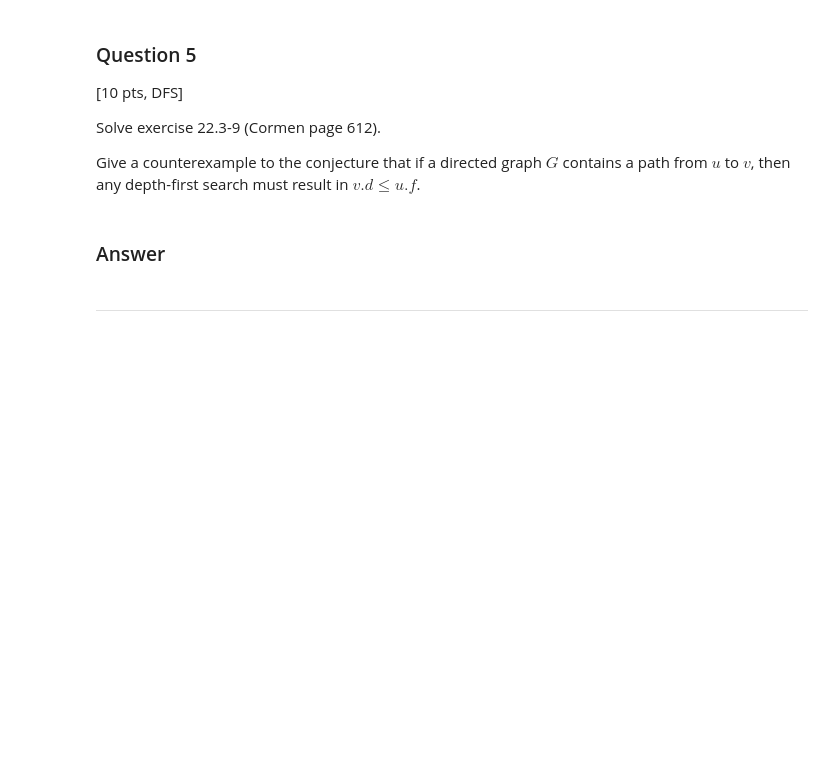
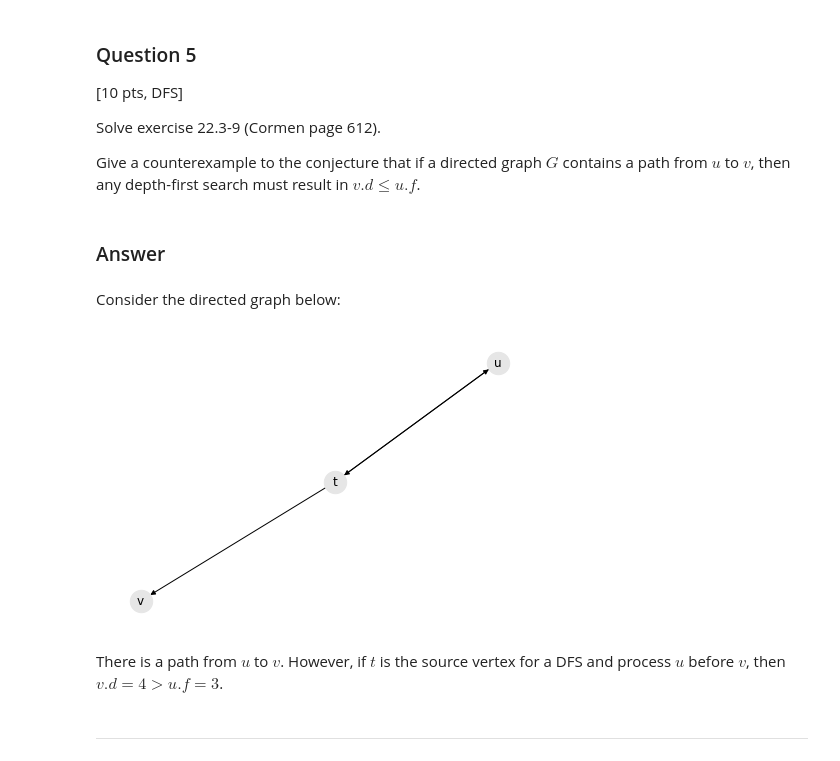
Before and after one commit to ribbas/grad_courses, a Jupyter notebook: 601.621_foundations_of_algorithms/assn/06/06.ipynb, the cells around one changed output. Cells and saved outputs as stored; diff of their text form; code cells hidden in the pictures; blank space fills up the shorter version.

```diff
--- a/601.621_foundations_of_algorithms/assn/06/06.ipynb
+++ b/601.621_foundations_of_algorithms/assn/06/06.ipynb
@@ -68,5 +277,17 @@ Solve exercise 22.3-9 (Cormen page 612).
 Give a counterexample to the conjecture that if a directed graph $G$ contains a path from $u$ to $v$, then any depth-first search must result in $v.d \le u.f$.
 # %% [markdown]
 ### Answer
+# %% [markdown]
+Consider the directed graph below:
+# %%
+edges = [("t", "u"), ("t", "v"), ("u", "t")]
+
+G = nx.DiGraph()
+G.add_edges_from(edges)
+draw_graph(G)
+# %% [output]
+[figure, added]
+# %% [markdown]
+There is a path from $u$ to $v$. However, if $t$ is the source vertex for a DFS and process $u$ before $v$, then $v.d = 4 > u.f = 3$.
 # %% [markdown]
 -----------------------------------------
```
Also changed, not shown: parts of 11 cells of this notebook.
